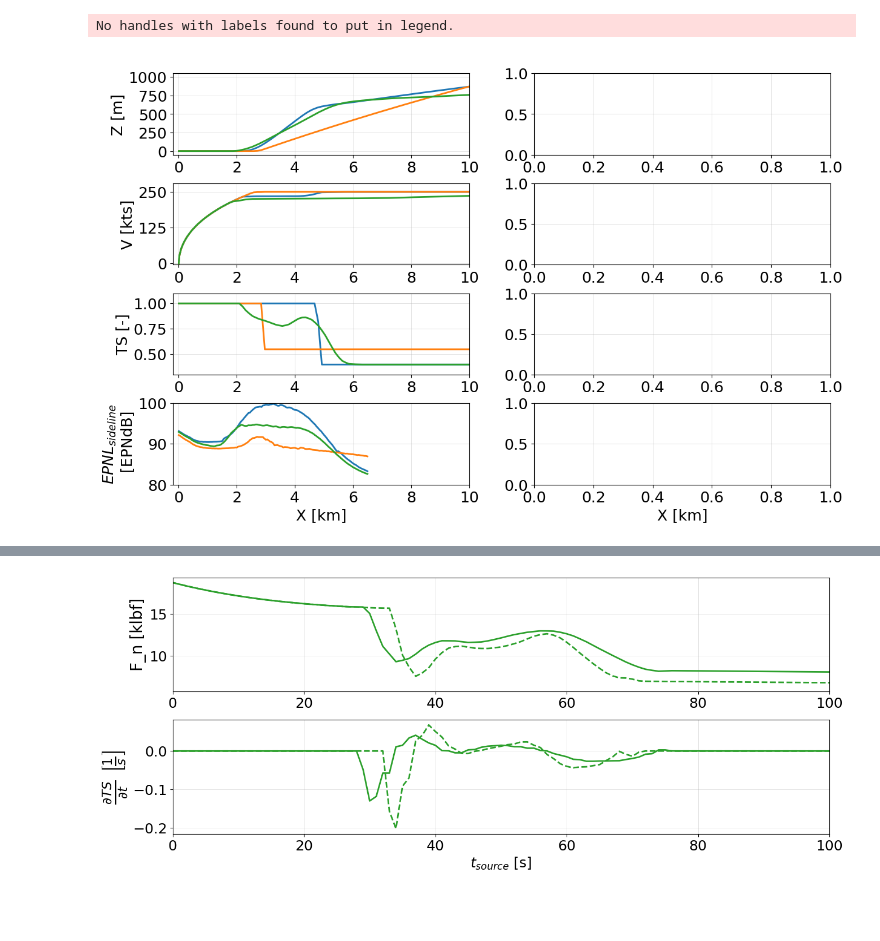
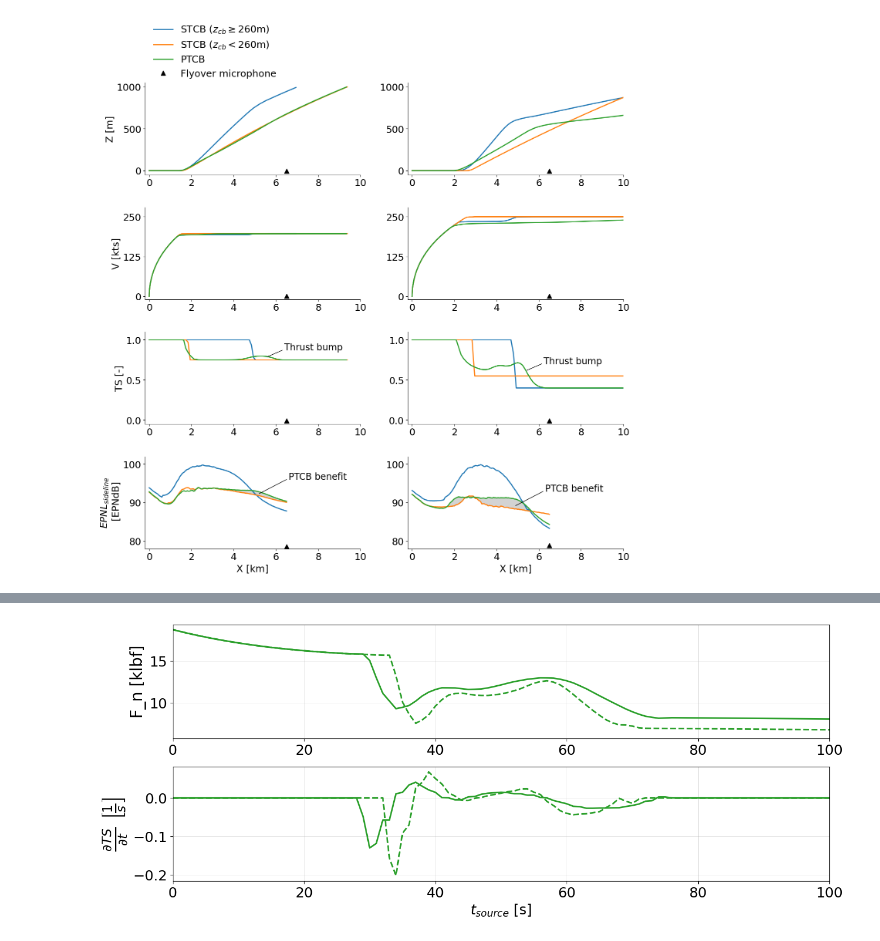
Before and after one commit to MIT-LAE/pyNA, a Jupyter notebook: pyNA/run/Figures - Comparison of 4 key trajectories (bar charts).ipynb, the cells around one changed output, grey strips where cells are left out. Cells and saved outputs as stored; diff of their text form; code cells hidden in the pictures; blank space fills up the shorter version.

```diff
--- a/pyNA/run/Figures - Comparison of 4 key trajectories (bar charts).ipynb
+++ b/pyNA/run/Figures - Comparison of 4 key trajectories (bar charts).ipynb
@@ -132,6 +134,7 @@ for ac_name in ac_lst:
 
         # Load STCB sweeps
         stcb_sweeps[ac_name][case] = dict()
+
         stcb_sweeps[ac_name][case]['sideline'] = np.load('../cases/'+ac_name+'/output/STCB/' + case + '/sweeps/epnl_sideline.npy')
         stcb_sweeps[ac_name][case]['flyover']  = np.load('../cases/'+ac_name+'/output/STCB/' + case + '/sweeps/epnl_flyover.npy')
         stcb_sweeps[ac_name][case]['lateral']  = np.max(stcb_sweeps[ac_name][case]['sideline'][:,:,start:], axis=2)
@@ -139,7 +142,7 @@ for ac_name in ac_lst:
 
         # Load PTCB sweeps
         ptcb_sweeps[ac_name][case] = dict()
-        if ac_name == 'stca' and case == 'lala':
+        if ac_name == 'stca' or ac_name == 'a10':
             ptcb_sweeps[ac_name][case]['sideline'] = np.load('../cases/'+ac_name+'/output/PTCB/' + case + '/epnl_sideline.npy')
             ptcb_sweeps[ac_name][case]['flyover']  = np.load('../cases/'+ac_name+'/output/PTCB/' + case + '/epnl_flyover.npy')
             ptcb_sweeps[ac_name][case]['lateral']  = np.max(ptcb_sweeps[ac_name][case]['sideline'][20:])
@@ -174,7 +177,7 @@ for ac_name in ac_lst:
         epnl[ac_name][case]['flyover'][1] = stcb_sweeps[ac_name][case]['flyover'][idx_stcb_control[ac_name][case]['adv']]
         epnl[ac_name][case]['takeoff'][1] = stcb_sweeps[ac_name][case]['takeoff'][idx_stcb_control[ac_name][case]['adv']]
 
-        if ac_name == 'stca' and case == 'lala':
+        if ac_name == 'stca' or ac_name == 'a10':
             epnl[ac_name][case]['lateral'][2] = ptcb_sweeps[ac_name][case]['lateral']
             epnl[ac_name][case]['flyover'][2] = ptcb_sweeps[ac_name][case]['flyover']
             epnl[ac_name][case]['takeoff'][2] = ptcb_sweeps[ac_name][case]['takeoff']
@@ -191,7 +194,7 @@ for ac_name in ac_lst:
         epnl[ac_name][case]['sideline']['std'] = stcb_sweeps[ac_name][case]['sideline'][idx_stcb_control[ac_name][case]['std']]
         epnl[ac_name][case]['sideline']['adv'] = stcb_sweeps[ac_name][case]['sideline'][idx_stcb_control[ac_name][case]['adv']]
 
-        if ac_name == 'stca' and case == 'lala':
+        if ac_name == 'stca' or ac_name == 'a10':
             epnl[ac_name][case]['sideline']['ptcb'] = np.load('../cases/'+ac_name+'/output/PTCB/' + case + '/epnl_sideline.npy')
 
         # Get trajectories
@@ -199,7 +202,7 @@ for ac_name in ac_lst:
         traj[ac_name][case]['std'] = pd.read_csv('../cases/'+ac_name+'/trajectory/STCB/'+case+'/trajectory_'+ac_name+'_'+str(stcb_control[ac_name][case]['z_cb']['std'])+'_'+str(np.round(stcb_control[ac_name][case]['TS_cb']['std'], 3))+'.csv')
         traj[ac_name][case]['adv'] = pd.read_csv('../cases/'+ac_name+'/trajectory/STCB/'+case+'/trajectory_'+ac_name+'_'+str(stcb_control[ac_name][case]['z_cb']['adv'])+'_'+str(np.round(stcb_control[ac_name][case]['TS_cb']['adv'], 3))+'.csv')
 
-        if ac_name == 'stca' and case == 'lala':
+        if ac_name == 'stca' or ac_name == 'a10':
             traj[ac_name][case]['ptcb'] = pd.read_csv('../cases/'+ac_name+'/trajectory/PTCB/'+case+'/trajectory_'+ac_name+'_ptcb_'+case+'.csv')
 # %%
 limits_stca = pyna.get_icao_annex_16_noise_limits(mtow=np.array([55.]), chapter='14', n_eng=3)
@@ -255,7 +216,8 @@ AttributeError: type object 'pyna' has no attribute 'load_settings'
 # %%
 # Compare trajectories
-fig, ax = plt.subplots(4,2, figsize=(14, 9))
-color_lst = ['tab:blue', 'tab:orange', 'tab:green', 'tab:red']
+fig, ax = plt.subplots(4,2, figsize=(16, 16))
+plt.style.use('../utils/plot.mplstyle')
+color_lst = ['tab:blue', 'tab:orange', 'tab:green']
 linestyle_lst = ['-', '-']
 
 V2_lst = dict()
@@ -292,49 +254,86 @@ for j,case in enumerate(['V2', 'Vmax']):
     #
     if ac_name == 'stca':
         ax[0,j].set_ylim([-50, 1050])
-        ax[3,j].set_ylim([80, 100])
+        ax[3,j].set_ylim([78, 102])
 #         ax[3,0].annotate(xy=(0, 81), s='EPNL\nILL-DEFINED', fontsize=16, color='k')
 #         ax[3,1].annotate(xy=(0, 81), s='EPNL\nILL-DEFINED', fontsize=16, color='k')
 
         if  case == 'V2':
             start = 28
         elif  case == 'Vmax':
             start = 46
 #         ax[3,j].fill_between([-1.000, x_iter[start]/1000.], [80, 80], [105, 105], color='grey', alpha=0.2, hatch='//')
 
     elif ac_name == 'a10':
         ax[0,j].set_ylim([-50, 750])
-        ax[3,j].set_ylim([87, 102])
-        ax[3,j].annotate(xy=(0, 88), s='EPNL\nILL-DEFINED', fontsize=16, color='k')
-        ax[3,j].annotate(xy=(0, 88), s='EPNL\nILL-DEFINED', fontsize=16, color='k')
+        ax[3,j].set_ylim([78, 102])
+#         ax[3,j].annotate(xy=(0, 88), s='EPNL\nILL-DEFINED', fontsize=16, color='k')
+#         ax[3,j].annotate(xy=(0, 88), s='EPNL\nILL-DEFINED', fontsize=16, color='k')
 
         if case == 'V2':
             start = 64
         elif case == 'Vmax':
             start = 76
-        ax[3,j].fill_between([-1.000, x_iter[start]/1000.], [80, 80], [105, 105], color='grey', alpha=0.2, hatch='//')
+#         ax[3,j].fill_between([-1.000, x_iter[start]/1000.], [80, 80], [105, 105], color='grey', alpha=0.2, hatch='//')
 
     ax[0,j].set_xlim([-0.200, 10.])
-    ax[0,j].set_yticks([0.0, 250., 500., 750., 1000.])
+    ax[0,j].set_yticks([0.0, 500., 1000.])
     ax[1,j].set_xlim([-0.200, 10.])
-    ax[1,j].set_ylim([-5, 280])
+    ax[1,j].set_ylim([-10, 280])
     ax[1,j].set_yticks([0., 125., 250.])
     ax[2,j].set_xlim([-0.200, 10.])
-    ax[2,j].set_ylim([0.3, 1.1])
-    ax[2,j].set_yticks([0.5, 0.75, 1.0])
+    ax[2,j].set_ylim([-0.05, 1.1])
+    ax[2,j].set_yticks([0.0, 0.5, 1.0])
     ax[3,j].set_xlim([-0.200, 10.])
 
 ax[0,0].set_ylabel('Z [m]')
 ax[1,0].set_ylabel('V [kts]')
 ax[2,0].set_ylabel('TS [-]')
 ax[3,0].set_ylabel('$EPNL_{sideline}$\n [EPNdB]')
 ax[3,0].set_xlabel('X [km]')
-ax[0,0].legend(loc='lower left', bbox_to_anchor=(0,0.95), frameon=False)
 ax[3,1].set_xlabel('X [km]')
 
+ax[0,0].spines['right'].set_visible(False)
+ax[0,0].spines['top'].set_visible(False)
+ax[0,1].spines['right'].set_visible(False)
+ax[0,1].spines['top'].set_visible(False)
+ax[1,0].spines['right'].set_visible(False)
+ax[1,0].spines['top'].set_visible(False)
+ax[1,1].spines['right'].set_visible(False)
+ax[1,1].spines['top'].set_visible(False)
+ax[2,0].spines['right'].set_visible(False)
+ax[2,0].spines['top'].set_visible(False)
+ax[2,1].spines['right'].set_visible(False)
+ax[2,1].spines['top'].set_visible(False)
+ax[3,0].spines['right'].set_visible(False)
+ax[3,0].spines['top'].set_visible(False)
+ax[3,1].spines['right'].set_visible(False)
+ax[3,1].spines['top'].set_visible(False)
+
+ax[0,0].plot(6.5, -5, '^', markersize=8, color='k', label='Flyover microphone'); ax[0,1].plot(6.5, -5, '^', markersize=8, color='k')
+ax[1,0].plot(6.5, 1, '^', markersize=8, color='k'); ax[1,1].plot(6.5, 1, '^', markersize=8, color='k')
+ax[2,0].plot(6.5, -0.01, '^', markersize=8, color='k'); ax[2,1].plot(6.5, -0.01, '^', markersize=8, color='k')
+ax[3,0].plot(6.5, 78.6, '^', markersize=8, color='k'); ax[3,1].plot(6.5, 78.9, '^', markersize=8, color='k')
+
+ax[3, 0].fill_between(np.linspace(0, 6500, 131)[40:127]/1000, epnl[ac_name]['V2']['sideline']['adv'][40:127], epnl[ac_name]['V2']['sideline']['ptcb'][40:127], color='lightgrey', linestyle=linestyle_lst[j])
+ax[3, 1].fill_between(np.linspace(0, 6500, 131)[34:115]/1000, epnl[ac_name]['Vmax']['sideline']['adv'][34:115], epnl[ac_name]['Vmax']['sideline']['ptcb'][34:115], color='lightgrey', linestyle=linestyle_lst[j])
+
+ax[3,0].plot([5.2, 6.5], [92.3, 96], 'k-', linewidth=1)
+ax[3,1].plot([4.9, 6.2], [89.2, 92.9], 'k-', linewidth=1)
+ax[3,0].annotate(xy=(6.6, 96), s='PTCB benefit', fontsize=17)
+ax[3,1].annotate(xy=(6.3, 92.9), s='PTCB benefit', fontsize=17)
+
+ax[2,0].plot([5.6, 6.3], [0.79, 0.87], 'k-', linewidth=1)
+ax[2,1].plot([5.43, 6.13], [0.62, 0.7], 'k-', linewidth=1)
+ax[2,0].annotate(xy=(6.4, 0.87), s='Thrust bump', fontsize=17)
+ax[2,1].annotate(xy=(6.23, 0.7), s='Thrust bump', fontsize=17)
+
+
+
+ax[0,0].legend(loc='lower left', bbox_to_anchor=(0,0.95), frameon=False)
+
 plt.subplots_adjust(hspace=0.35, wspace=0.22)
 # %% [output]
-No handles with labels found to put in legend.
-[figure, old version]
+[figure, new version]
 # %%
 # Compare trajectories
```
Also changed, not shown: parts of 13 cells of this notebook, 26 other files.
